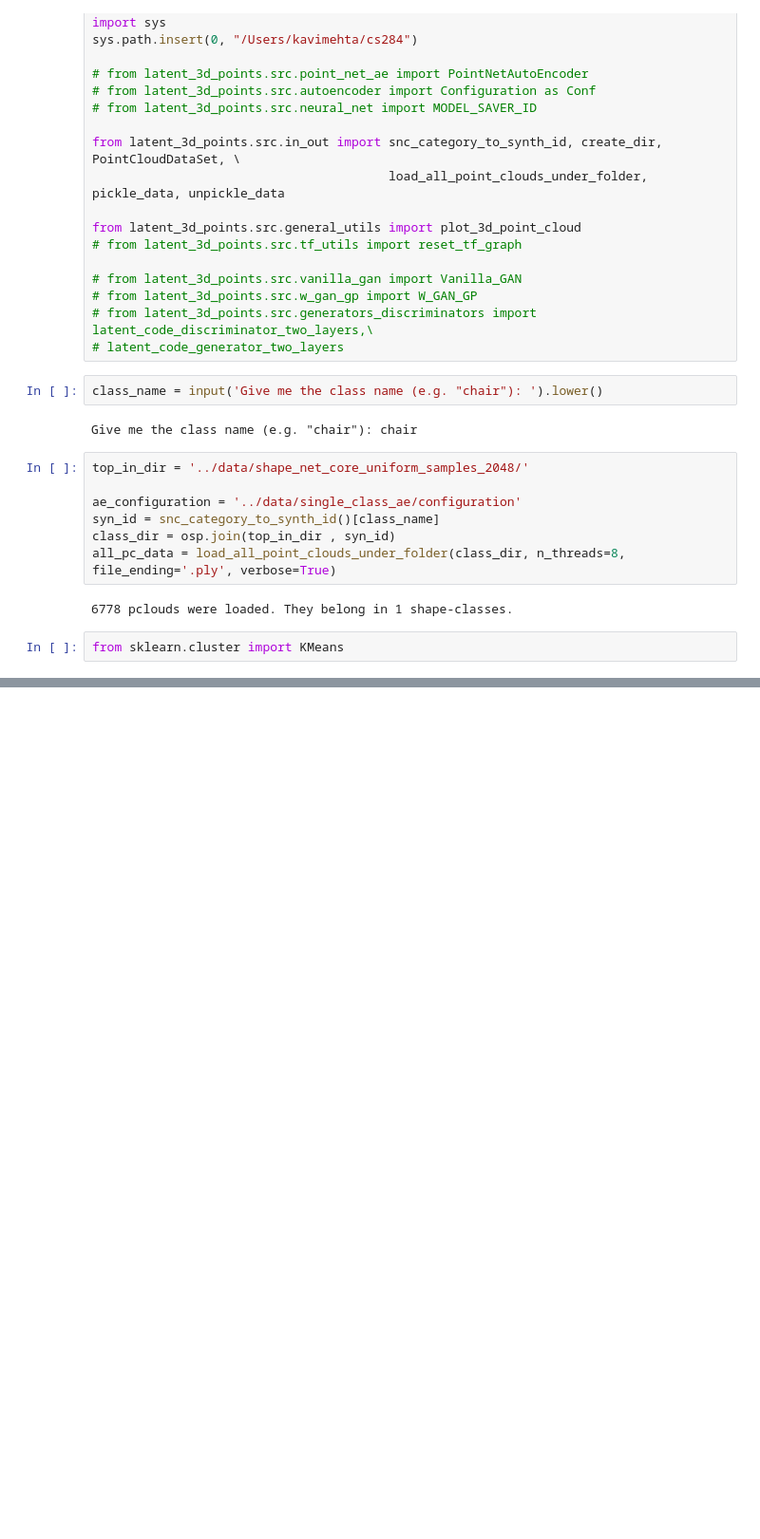
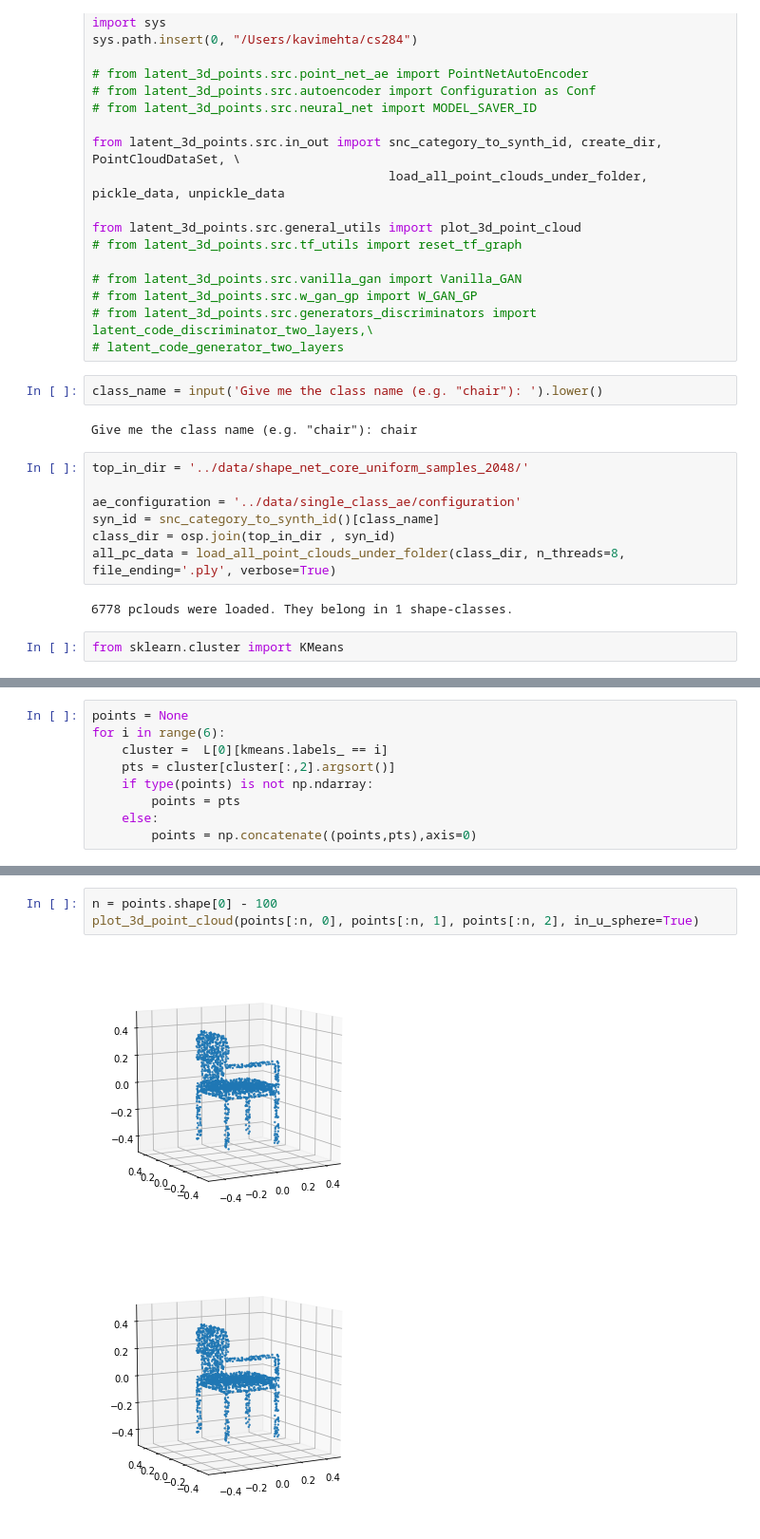
Before and after one commit to dtseng/latent_3d_points, a Jupyter notebook: notebooks/clustering.ipynb, the cells around one changed output, grey strips where cells are left out. Shown: that part at 95% size. Drawn from its saved outputs; the diff is of its cells as text; blank space fills up the shorter version.

```diff
--- a/notebooks/clustering.ipynb
+++ b/notebooks/clustering.ipynb
@@ -99,0 +121,9 @@ IndexError: tuple index out of range
+# %%
+points = None
+for i in range(6):
+    cluster =  L[0][kmeans.labels_ == i]
+    pts = cluster[cluster[:,2].argsort()]
+    if type(points) is not np.ndarray:
+        points = pts
+    else:
+        points = np.concatenate((points,pts),axis=0)
@@ -99,0 +140,6 @@ IndexError: tuple index out of range
+# %%
+n = points.shape[0] - 100
+plot_3d_point_cloud(points[:n, 0], points[:n, 1], points[:n, 2], in_u_sphere=True)
+# %% [output]
+[figure, added]
+[figure, added]
```
Also changed, not shown: parts of 11 cells of this notebook, 3 other files.
